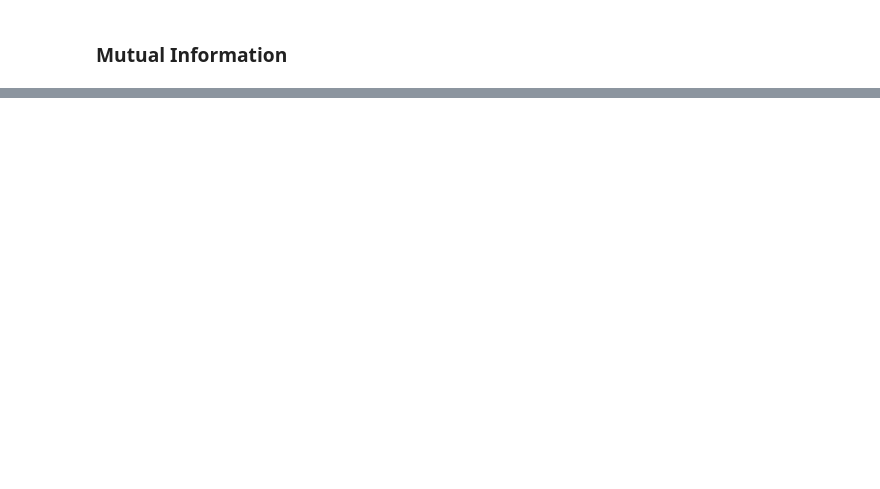
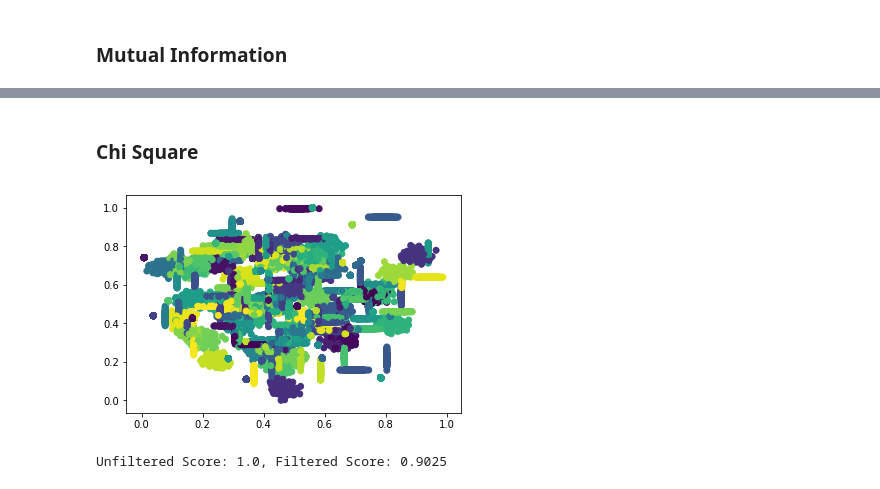
Before and after one commit to sebastiandro/MVE440-Project-3, a Jupyter notebook: SebastianN_filtering.ipynb, the cells around one changed output, grey strips where cells are left out. Drawn from its saved outputs; the diff is of its cells as text; code cells hidden in the pictures; blank space fills up the shorter version.

```diff
--- a/SebastianN_filtering.ipynb
+++ b/SebastianN_filtering.ipynb
@@ -68,0 +132,28 @@ print(fisher)
+# %% [markdown]
+### Chi Square
+# %%
+scaler = MinMaxScaler()
+scaler.fit(X)
+# We need [0,1] for all values for chi2 to work
+X_normalized = scaler.transform(X)
+
+X_chi2 = SelectPercentile(chi2, percentile=10).fit_transform(X_normalized, y)
+X_chi2_train, X_chi2_test, y_chi2_train, y_chi2_test = train_test_split(
+    X_chi2, y, test_size=0.33, random_state=42)
+
+# Pruned data classifier
+neigh = KNeighborsClassifier()
+neigh.fit(X_chi2_train, y_chi2_train)
+filtered_score = neigh.score(X_chi2_test, y_chi2_test)
+plt.scatter(X_chi2_train[:,0],X_chi2_train[:,1], c=y_chi2_train)
+plt.show()
+
+# Original data classifier
+neigh = KNeighborsClassifier()
+neigh.fit(X_train, y_train)
+unfiltered_score = neigh.score(X_test, y_test)
+
+print("Unfiltered Score: {}, Filtered Score: {}".format(unfiltered_score, filtered_score))
+# %% [output]
+[figure, added]
+Unfiltered Score: 1.0, Filtered Score: 0.9025
```
Also changed, not shown: parts of 21 cells of this notebook, 1 other file.
